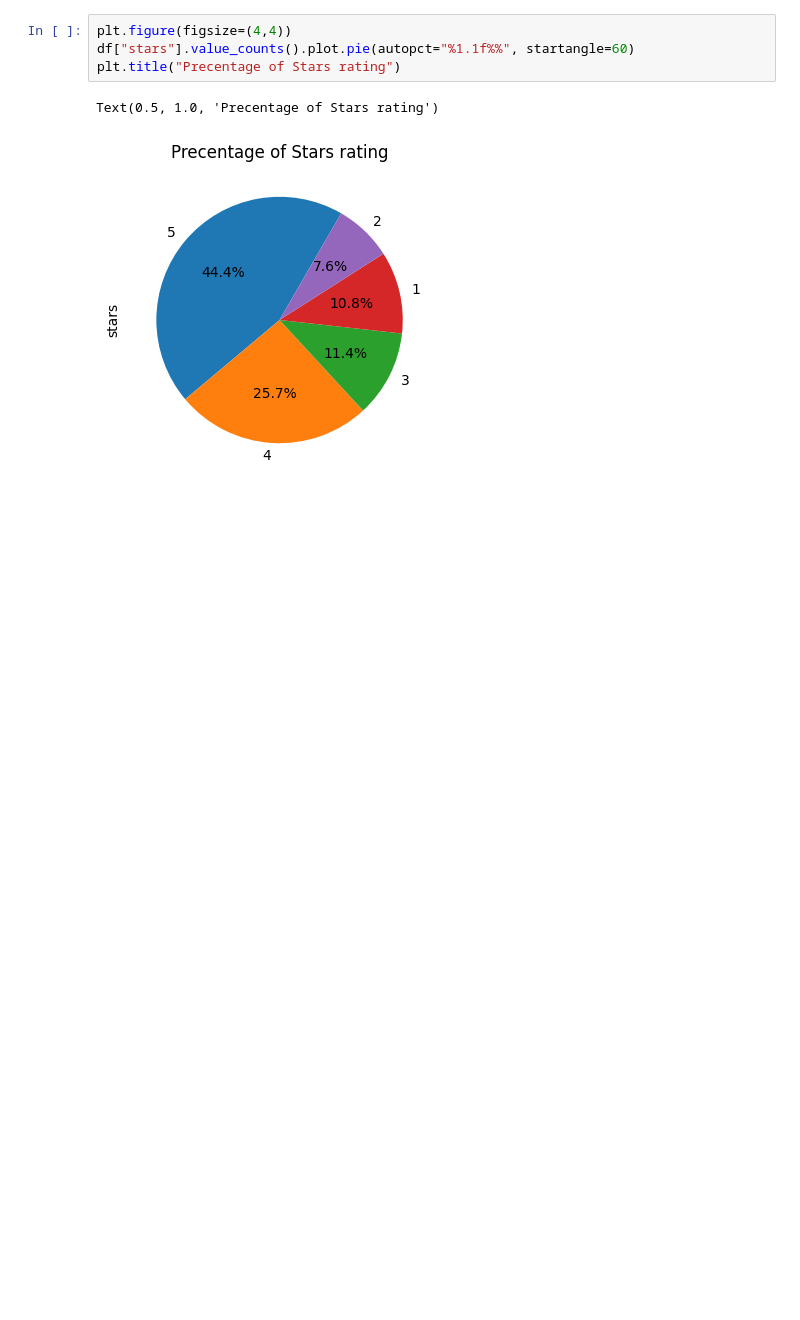
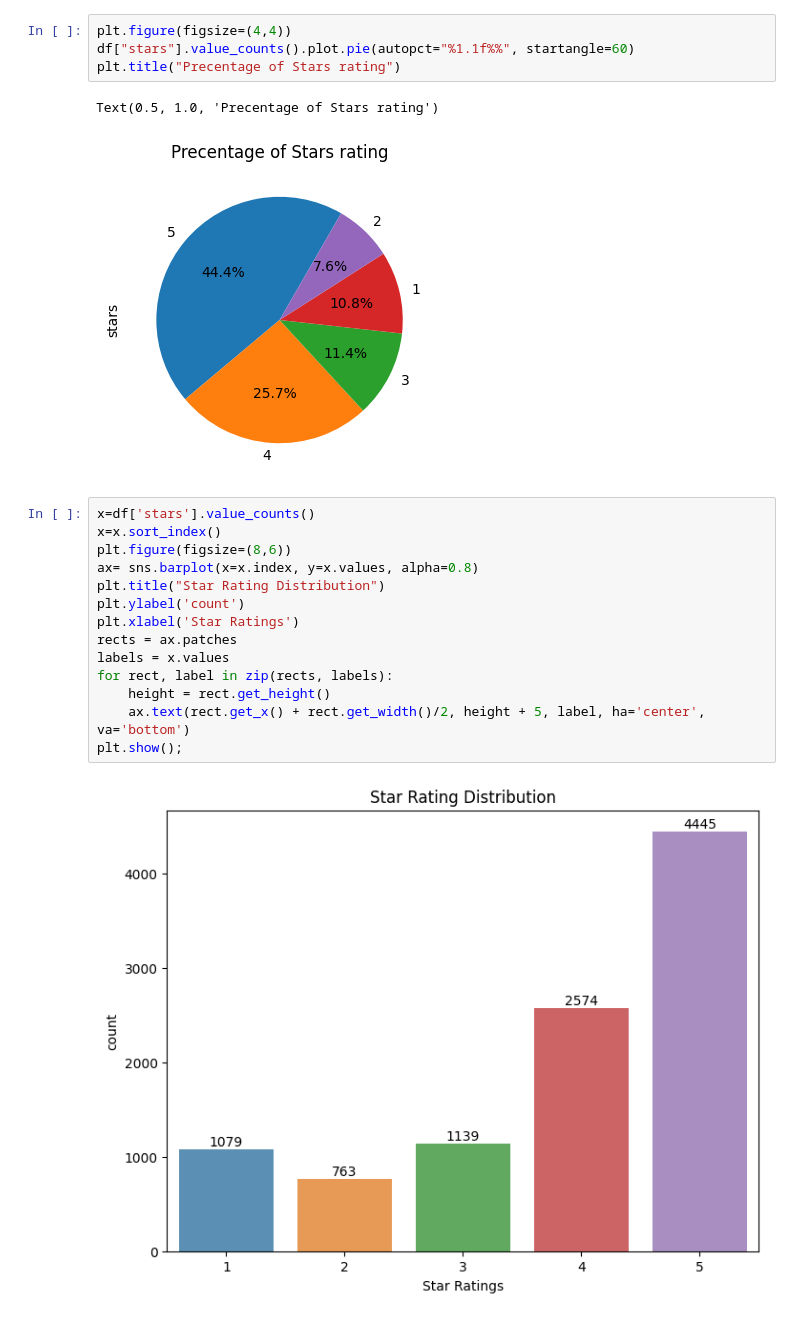
Before and after one commit to Sachinranasing/CM3604-Deep-Learning-Coursework, a Jupyter notebook: Senti with BERT Model.ipynb, the cells around one changed output. Cells and saved outputs as stored; diff of their text form; blank space fills up the shorter version.

Commit message:
Graphical Representation of the Dataset and enhancing its features for the model.

```diff
--- a/Senti with BERT Model.ipynb
+++ b/Senti with BERT Model.ipynb
@@ -60,3 +64,19 @@ plt.title("Precentage of Stars rating")
 # %% [output]
 Text(0.5, 1.0, 'Precentage of Stars rating')
 [figure]
+# %%
+x=df['stars'].value_counts()
+x=x.sort_index()
+plt.figure(figsize=(8,6))
+ax= sns.barplot(x=x.index, y=x.values, alpha=0.8)
+plt.title("Star Rating Distribution")
+plt.ylabel('count')
+plt.xlabel('Star Ratings')
+rects = ax.patches
+labels = x.values
+for rect, label in zip(rects, labels):
+    height = rect.get_height()
+    ax.text(rect.get_x() + rect.get_width()/2, height + 5, label, ha='center', va='bottom')
+plt.show();
+# %% [output]
+[figure, added]
```
Also changed, not shown: parts of 9 cells of this notebook.
